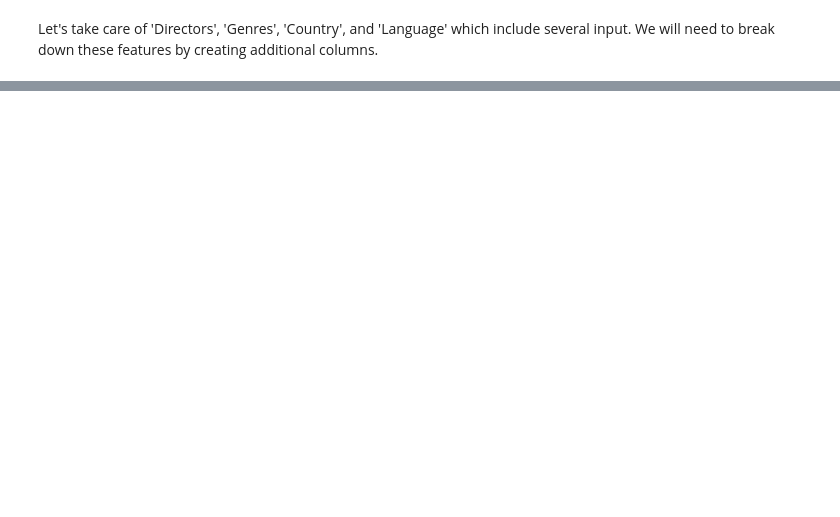
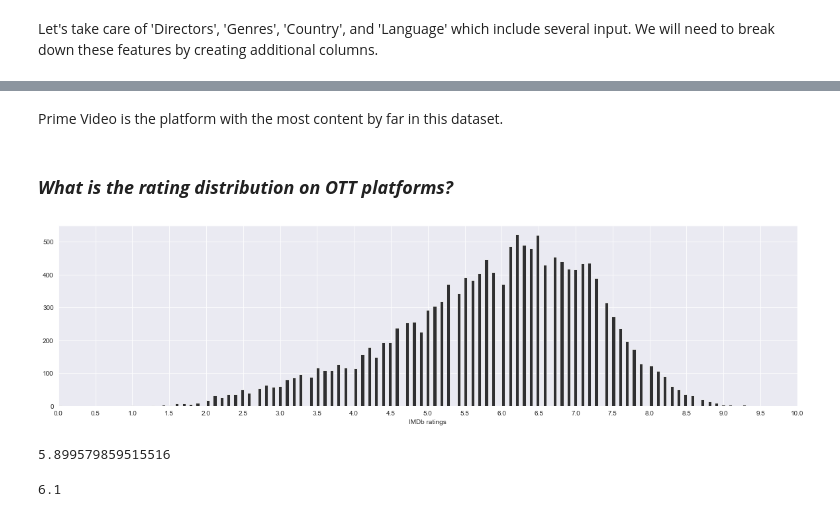
Before and after one commit to SalimAmarti/OTT_movies_Project, a Jupyter notebook: OTT project.ipynb, the cells around one changed output, grey strips where cells are left out. Cells and saved outputs as stored; diff of their text form; code cells hidden in the pictures; blank space fills up the shorter version.

```diff
--- a/OTT project.ipynb
+++ b/OTT project.ipynb
@@ -194,0 +213,20 @@ test3
+# %% [markdown]
+Prime Video is the platform with the most content by far in this dataset.
+# %% [markdown]
+### ***What is the rating distribution on OTT platforms?***
+# %%
+plt.figure(figsize=(20,5))
+sns.set_style("darkgrid")
+rating_graph = sns.distplot(data_clean.IMDb,hist=True,kde=False,hist_kws={'color':'black','alpha':0.8},bins=200)
+rating_graph.set(xlabel='IMDb ratings',xlim=(0,10))
+rating_graph.xaxis.set_major_locator(ticker.MultipleLocator(0.5))
+# %% [output]
+[figure, added]
+# %%
+data_clean.IMDb.mean()
+# %% [output]
+5.899579859515516
+# %%
+data_clean.IMDb.median()
+# %% [output]
+6.1
```
Also changed, not shown: parts of 92 cells of this notebook.
